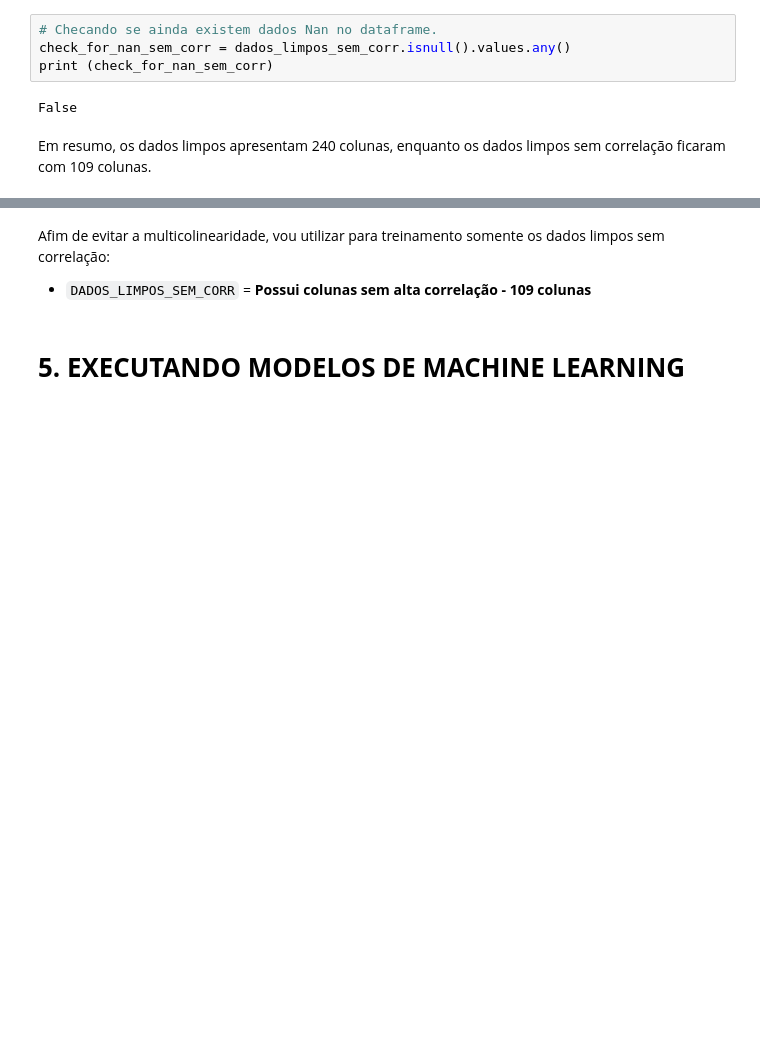
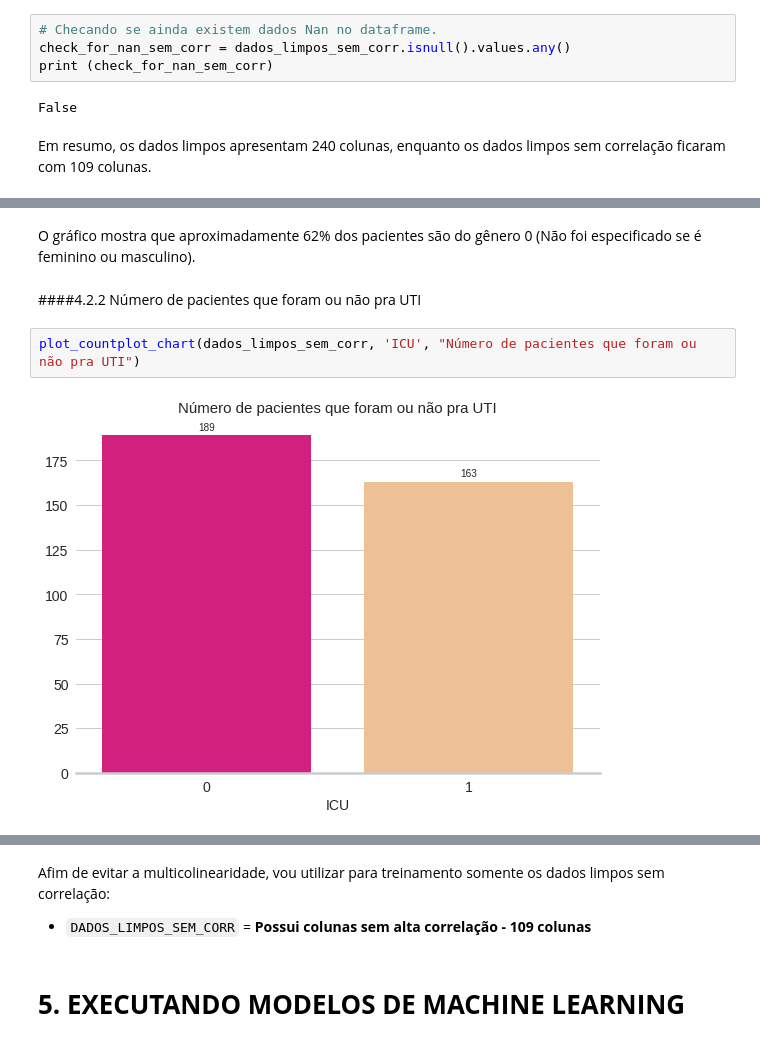
Before and after one commit to letpires/ICUPredictionSirioLibanes, a Jupyter notebook: Leticia_Pires.ipynb, the cells around one changed output, grey strips where cells are left out. Drawn from its saved outputs; the diff is of its cells as text; blank space fills up the shorter version.

```diff
--- a/Leticia_Pires.ipynb
+++ b/Leticia_Pires.ipynb
@@ -550,0 +661,8 @@ Em resumo, os dados limpos apresentam 240 colunas, enquanto os dados limpos sem
+# %% [markdown]
+O gráfico mostra que aproximadamente 62% dos pacientes são do gênero 0 (Não foi especificado se é feminino ou masculino).
+# %% [markdown]
+####4.2.2 Número de pacientes que foram ou não pra UTI
+# %%
+plot_countplot_chart(dados_limpos_sem_corr, 'ICU', "Número de pacientes que foram ou não pra UTI")
+# %% [output]
+[figure, added]
```
Also changed, not shown: parts of 46 cells of this notebook.
